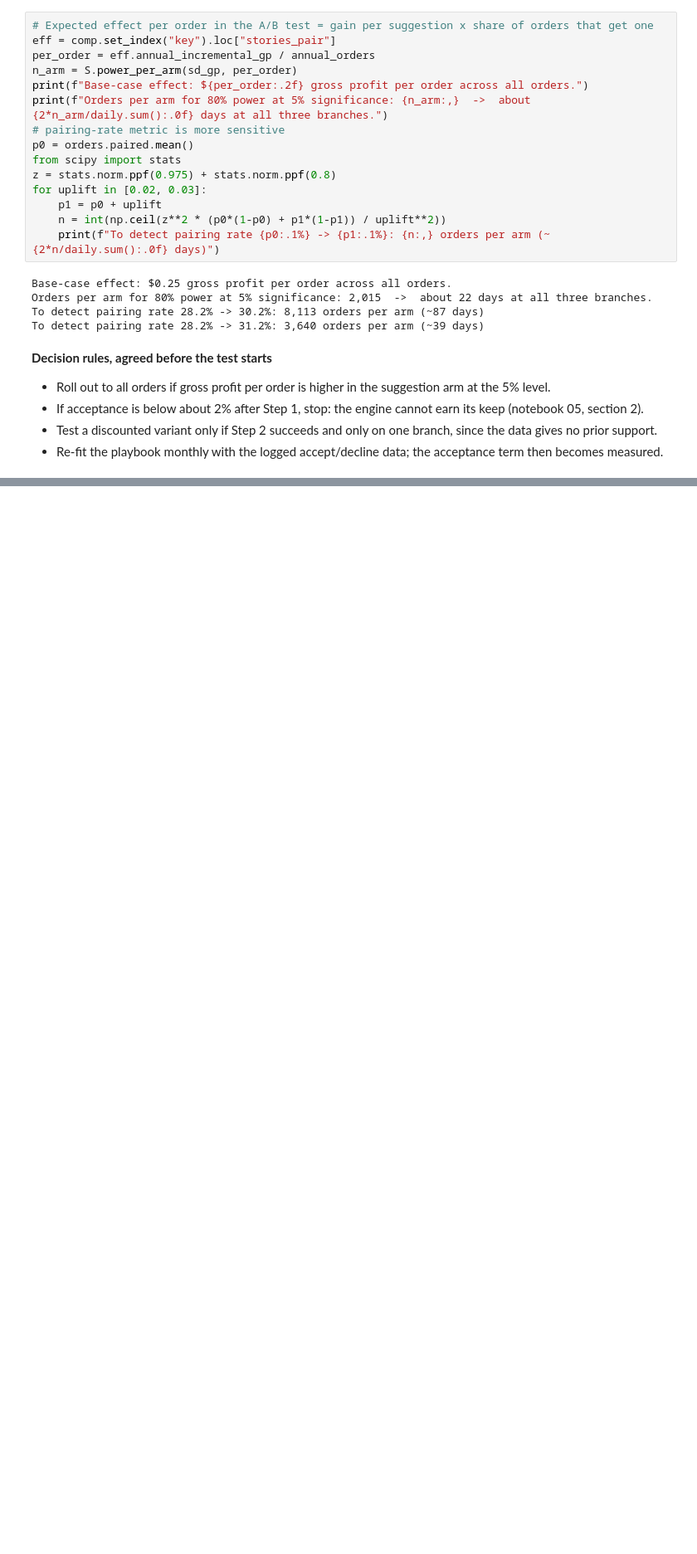
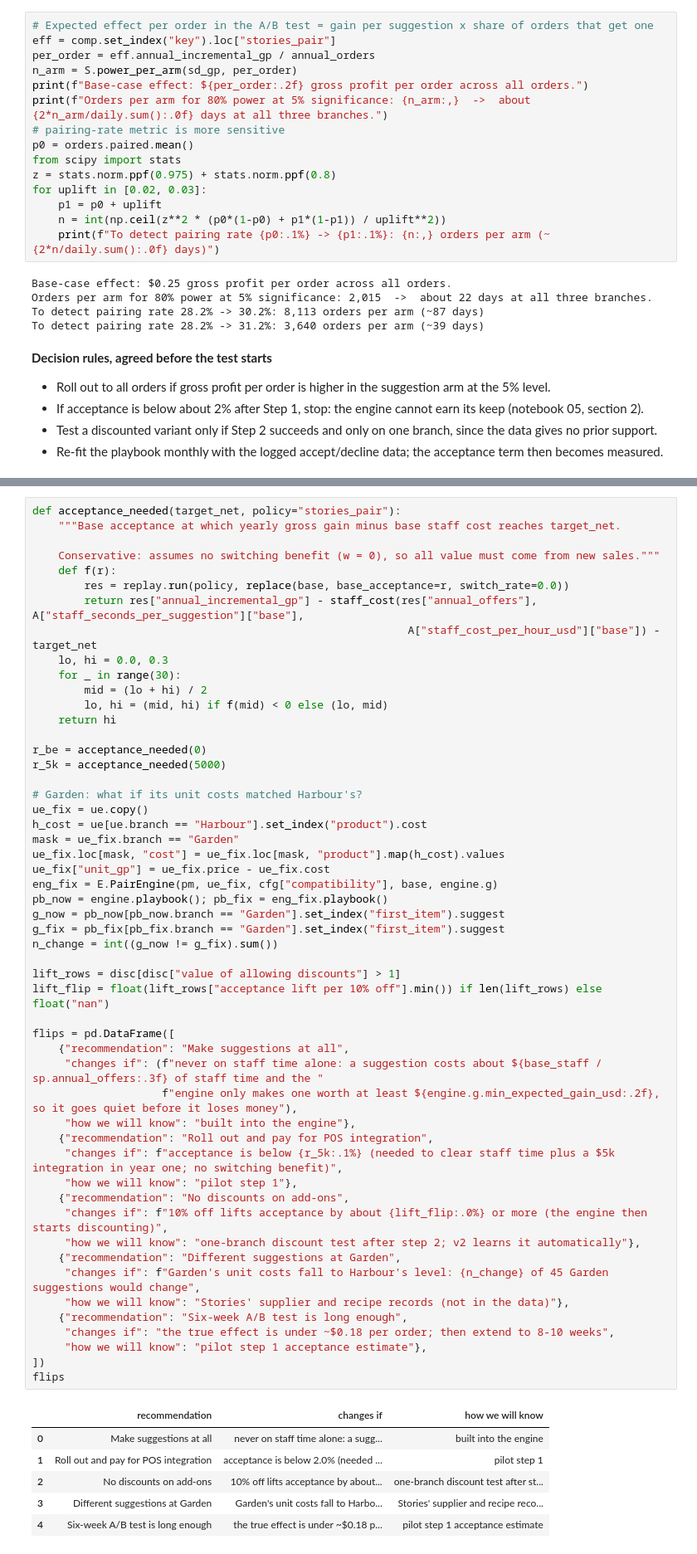
Before and after one commit to mouhammed-soumaille/EECE-490-Hackathon, a Jupyter notebook: notebooks/05_value_and_pilot.ipynb, the cells around one changed output, grey strips where cells are left out. Shown at 83% size. Drawn from its saved outputs; the diff is of its cells as text; blank space fills up the shorter version.

```diff
--- a/notebooks/05_value_and_pilot.ipynb
+++ b/notebooks/05_value_and_pilot.ipynb
@@ -267,0 +316,59 @@ To detect pairing rate 28.2% -> 31.2%: 3,640 orders per arm (~39 days)
+# %%
+def acceptance_needed(target_net, policy="stories_pair"):
+    """Base acceptance at which yearly gross gain minus base staff cost reaches target_net.
+
+    Conservative: assumes no switching benefit (w = 0), so all value must come from new sales."""
+    def f(r):
+        res = replay.run(policy, replace(base, base_acceptance=r, switch_rate=0.0))
+        return res["annual_incremental_gp"] - staff_cost(res["annual_offers"], A["staff_seconds_per_suggestion"]["base"],
+                                                          A["staff_cost_per_hour_usd"]["base"]) - target_net
+    lo, hi = 0.0, 0.3
+    for _ in range(30):
+        mid = (lo + hi) / 2
+        lo, hi = (mid, hi) if f(mid) < 0 else (lo, mid)
+    return hi
+
+r_be = acceptance_needed(0)
+r_5k = acceptance_needed(5000)
+
+# Garden: what if its unit costs matched Harbour's?
+ue_fix = ue.copy()
+h_cost = ue[ue.branch == "Harbour"].set_index("product").cost
+mask = ue_fix.branch == "Garden"
+ue_fix.loc[mask, "cost"] = ue_fix.loc[mask, "product"].map(h_cost).values
+ue_fix["unit_gp"] = ue_fix.price - ue_fix.cost
+eng_fix = E.PairEngine(pm, ue_fix, cfg["compatibility"], base, engine.g)
+pb_now = engine.playbook(); pb_fix = eng_fix.playbook()
+g_now = pb_now[pb_now.branch == "Garden"].set_index("first_item").suggest
+g_fix = pb_fix[pb_fix.branch == "Garden"].set_index("first_item").suggest
+n_change = int((g_now != g_fix).sum())
+
+lift_rows = disc[disc["value of allowing discounts"] > 1]
+lift_flip = float(lift_rows["acceptance lift per 10% off"].min()) if len(lift_rows) else float("nan")
+
+flips = pd.DataFrame([
+    {"recommendation": "Make suggestions at all",
+     "changes if": (f"never on staff time alone: a suggestion costs about ${base_staff / sp.annual_offers:.3f} of staff time and the "
+                    f"engine only makes one worth at least ${engine.g.min_expected_gain_usd:.2f}, so it goes quiet before it loses money"),
+     "how we will know": "built into the engine"},
+    {"recommendation": "Roll out and pay for POS integration",
+     "changes if": f"acceptance is below {r_5k:.1%} (needed to clear staff time plus a $5k integration in year one; no switching benefit)",
+     "how we will know": "pilot step 1"},
+    {"recommendation": "No discounts on add-ons",
+     "changes if": f"10% off lifts acceptance by about {lift_flip:.0%} or more (the engine then starts discounting)",
+     "how we will know": "one-branch discount test after step 2; v2 learns it automatically"},
+    {"recommendation": "Different suggestions at Garden",
+     "changes if": f"Garden's unit costs fall to Harbour's level: {n_change} of 45 Garden suggestions would change",
+     "how we will know": "Stories' supplier and recipe records (not in the data)"},
+    {"recommendation": "Six-week A/B test is long enough",
+     "changes if": "the true effect is under ~$0.18 per order; then extend to 8-10 weeks",
+     "how we will know": "pilot step 1 acceptance estimate"},
+])
+flips
+# %% [output]
+|  | recommendation | changes if | how we will know |
+| 0 | Make suggestions at all | never on staff time alone: a sugg... | built into the engine |
+| 1 | Roll out and pay for POS integration | acceptance is below 2.0% (needed ... | pilot step 1 |
+| 2 | No discounts on add-ons | 10% off lifts acceptance by about... | one-branch discount test after st... |
+| 3 | Different suggestions at Garden | Garden's unit costs fall to Harbo... | Stories' supplier and recipe reco... |
+| 4 | Six-week A/B test is long enough | the true effect is under ~$0.18 p... | pilot step 1 acceptance estimate |
```
Also changed, not shown: parts of 9 cells of this notebook, 13 other files.
